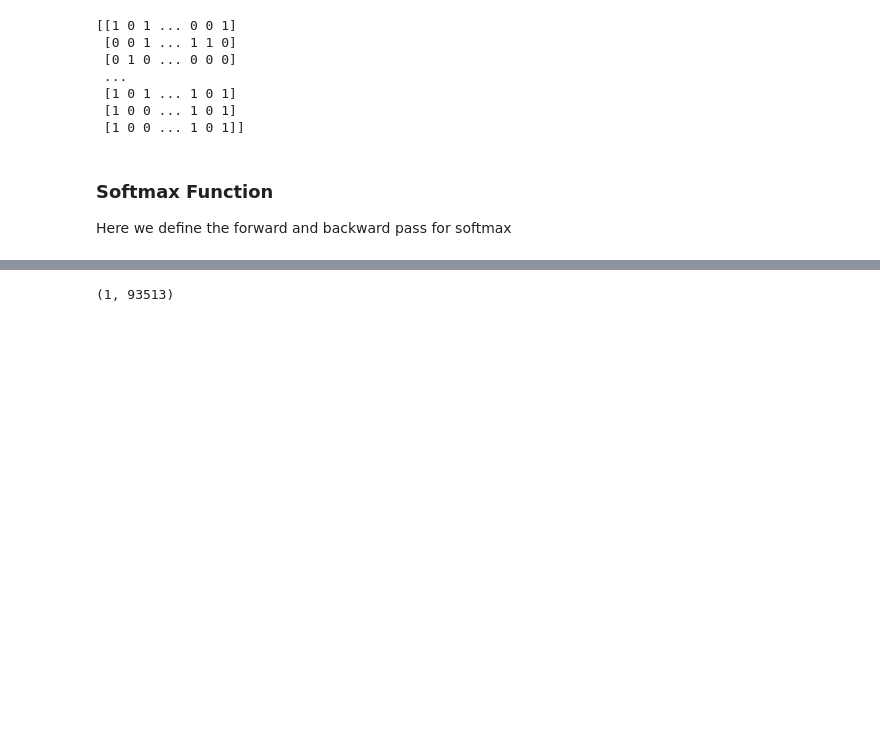
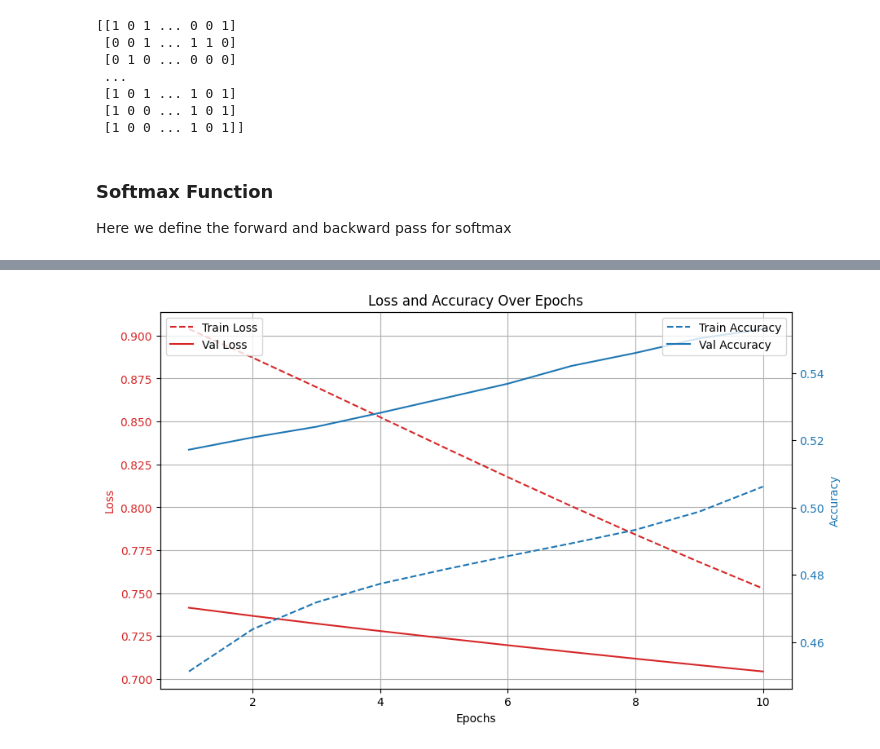
Before and after one commit to sleekyucee/programming4AI, a Jupyter notebook: Notebooks/Programming_and_Maths_INM702_CourseWork_TaskOne_Amua_U.ipynb, the cells around one changed output, grey strips where cells are left out. Cells and saved outputs as stored; diff of their text form; code cells hidden in the pictures; blank space fills up the shorter version.

```diff
--- a/Notebooks/Programming_and_Maths_INM702_CourseWork_TaskOne_Amua_U.ipynb
+++ b/Notebooks/Programming_and_Maths_INM702_CourseWork_TaskOne_Amua_U.ipynb
@@ -567,23 +751,23 @@ def inverted_dropout_forward(x, p, activation_function):
     if not 0 < p <= 1:
         raise ValueError("Probability p must be between 0 and 1.")
 
-    h = activation_function(x)
+    a = activation_function(x)
 
     #create mask
-    mask = (np.random.rand(*h.shape) < p) / p
+    mask = (np.random.rand(*a.shape) < p) / p
 
     #apply mask
-    h = h * mask
+    a = a * mask
 
-    return h, mask
+    return a, mask
 
 #backward pass
-def inverted_dropout_backward(dh, mask):
-    dx = dh * mask
+def inverted_dropout_backward(dA, mask):
+    dA = dA * mask
 
-    return dx
+    return dA
 # %%
 #test inverted dropout forward
-h, mask = inverted_dropout_forward(X_train, 0.8, relu_forward)
-print(h)
+a, mask = inverted_dropout_forward(X_train, 0.5, relu_forward)
+print(a)
 # %% [output]
@@ -1179,4 +1138,5 @@ Epoch: 50/50, Train Loss: 8.0065, Val Loss: 7.9243, Learning Rate: 0.000001
-# %%
-y_train.shape
-# %% [output]
-(1, 93513)
+# %%
+#plot loss and accuracies
+network1.plot_loss_and_accuracy(history1)
+# %% [output]
+[figure, added]
```
Also changed, not shown: parts of 178 cells of this notebook, 1 other file.
